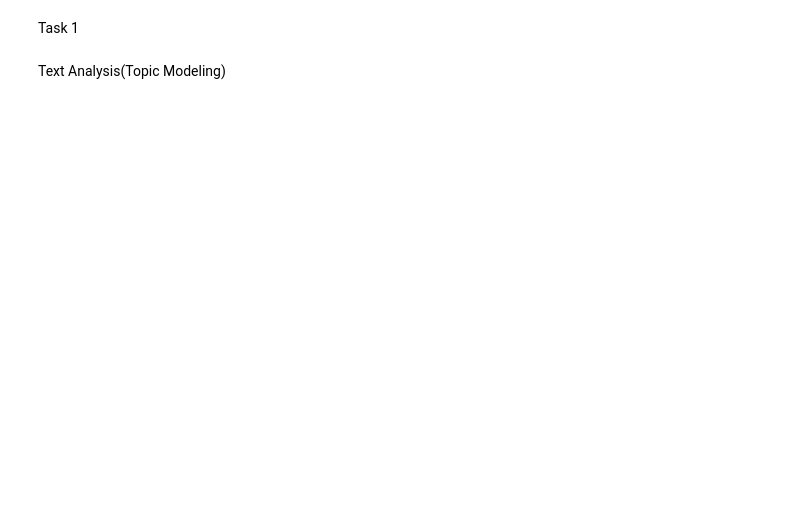
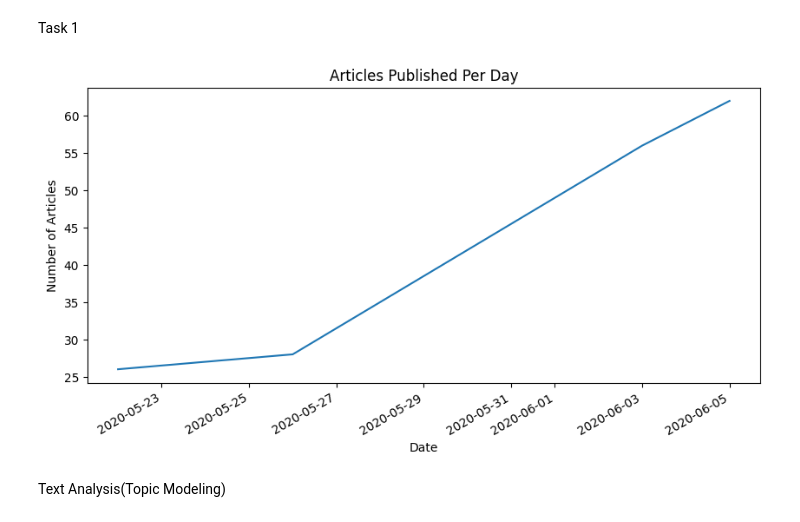
Before and after one commit to mihiretgashaw/sentiment-analysis, a Jupyter notebook: nootbooks/raw_analyst_ratings.ipynb, the cells around one changed output. Saved outputs shown, nothing was run; the diff lists cells and outputs as text; code cells hidden in the pictures; blank space fills up the shorter version.

```diff
--- a/nootbooks/raw_analyst_ratings.ipynb
+++ b/nootbooks/raw_analyst_ratings.ipynb
@@ -53,25 +148,25 @@ neutral_headline[['headline', 'sentiment']]
 # %% [markdown]
 Task 1
 # %%
-# textual lengths (like headline length).
 
-df['headline_length'] = df['headline'].apply(len)
-df['headline_length'].describe()
+# Convert 'date' column to datetime (no format param, let pandas infer)
+df['date'] = pd.to_datetime(df['date'], errors='coerce')
 
-# count Article per publisher
+# Drop rows where conversion failed
+df = df.dropna(subset=['date'])
 
-publisher_counts = df['publisher'].value_counts()
-publisher_counts.head()
+# Now, convert datetime to date only
+# df['date'] = df['date'].dt.date
 
-# converting to date time
-
-#df['date'] = pd.to_datetime(df['date'], format='mixed', errors='coerce')
-
-# count articles by date
-
-#df['date_only'] = df['date'].dt.date
+# Count articles by date
 articles_per_day = df['date'].value_counts().sort_index()
 
+# Plot
 articles_per_day.plot(title="Articles Published Per Day", figsize=(10, 5))
+plt.xlabel("Date")
+plt.ylabel("Number of Articles")
+plt.show()
+# %% [output]
+[figure, added]
 # %% [markdown]
 Text Analysis(Topic Modeling)
```
Also changed, not shown: parts of 35 cells of this notebook.
